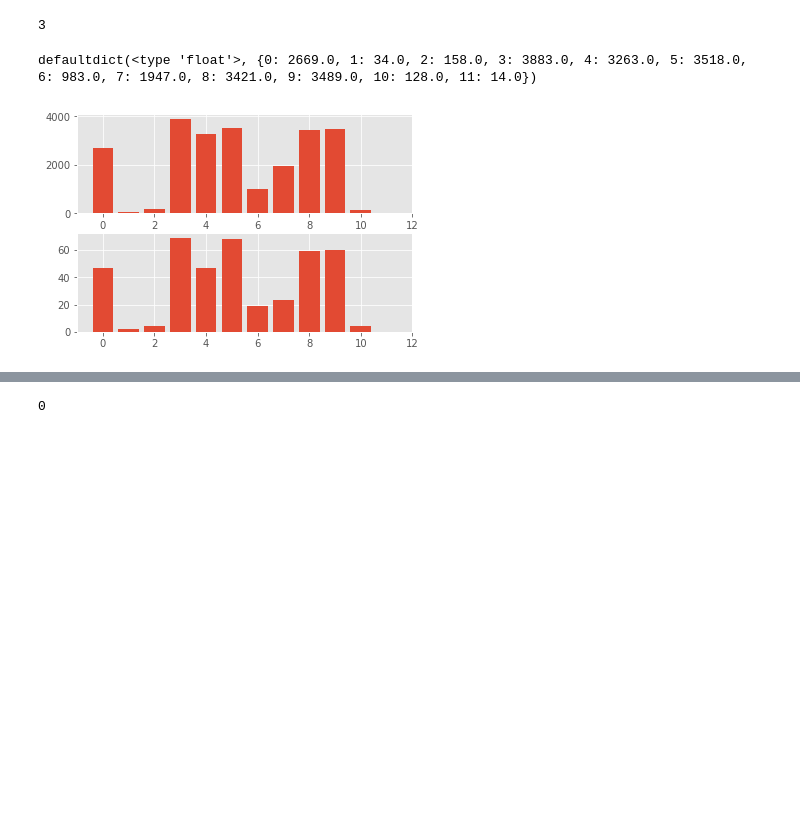
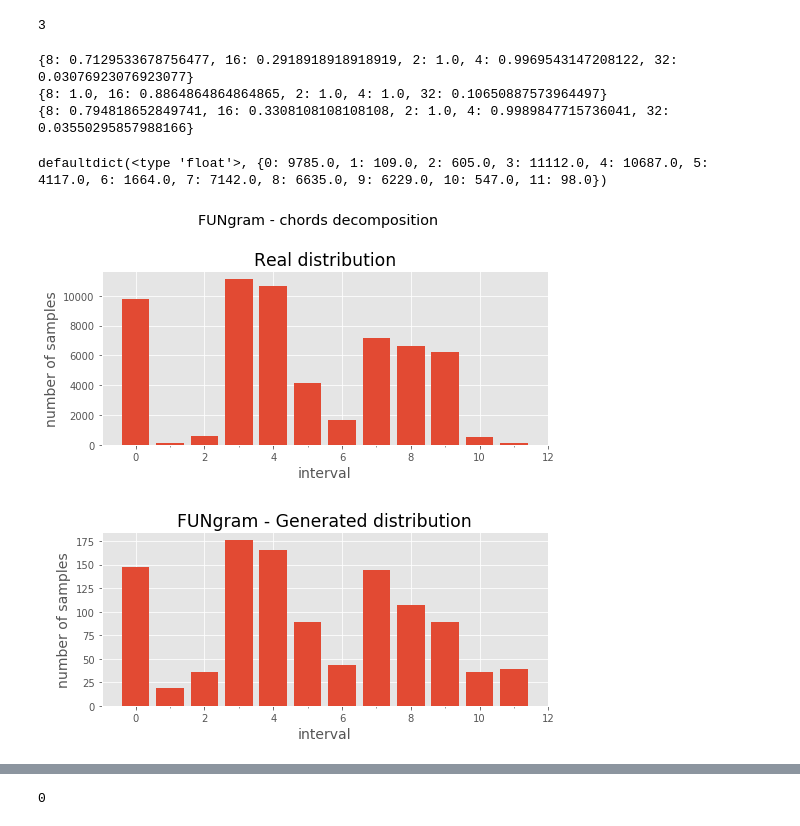
Before and after one commit to adrian-valente/evamus, a Jupyter notebook: src/Evaluation-pipeline.ipynb, the cells around one changed output, grey strips where cells are left out. Cells and saved outputs as stored; diff of their text form; code cells hidden in the pictures; blank space fills up the shorter version.

Commit message:
added comparison metric

```diff
--- a/src/Evaluation-pipeline.ipynb
+++ b/src/Evaluation-pipeline.ipynb
@@ -103,11 +103,20 @@ model = models['fungram'][i]
 gen_data = model.generate(n_songs=5, write_MIDI=True, dictionaries=dictionaries, path=datapath+"gen/")
 # %% [output]
 3
+# %%
+from utils.sequenceCounter import metric_compare
+print(metric_compare(dataset, gen_data))
+print(metric_compare(dataset["dTseqs"], gen_data["dTseqs"]))
+print(metric_compare(dataset["pitchseqs"], gen_data["pitchseqs"]))
+# %% [output]
+{8: 0.7129533678756477, 16: 0.2918918918918919, 2: 1.0, 4: 0.9969543147208122, 32: 0.03076923076923077}
+{8: 1.0, 16: 0.8864864864864865, 2: 1.0, 4: 1.0, 32: 0.10650887573964497}
+{8: 0.794818652849741, 16: 0.3308108108108108, 2: 1.0, 4: 0.9989847715736041, 32: 0.03550295857988166}
 # %%
 from utils.evaluation import analyze_chords
-analyze_chords(dataset, gen_data)
+analyze_chords(dataset, gen_data, title_prefix="FUNgram")
 # %% [output]
-defaultdict(<type 'float'>, {0: 2669.0, 1: 34.0, 2: 158.0, 3: 3883.0, 4: 3263.0, 5: 3518.0, 6: 983.0, 7: 1947.0, 8: 3421.0, 9: 3489.0, 10: 128.0, 11: 14.0})
+defaultdict(<type 'float'>, {0: 9785.0, 1: 109.0, 2: 605.0, 3: 11112.0, 4: 10687.0, 5: 4117.0, 6: 1664.0, 7: 7142.0, 8: 6635.0, 9: 6229.0, 10: 547.0, 11: 98.0})
-[figure, old version]
+[figure, new version]
 # %%
 from utils.evaluation import analyze_intervals
```
Also changed, not shown: parts of 9 cells of this notebook, 8 other files.
